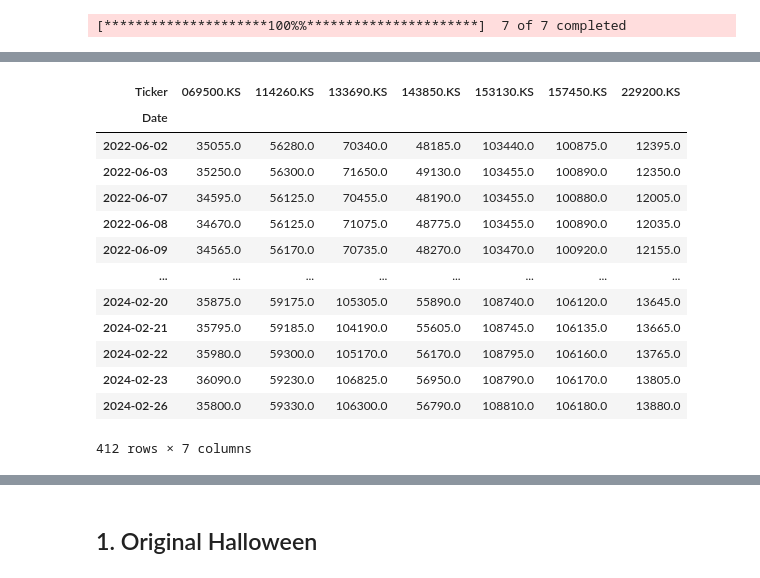
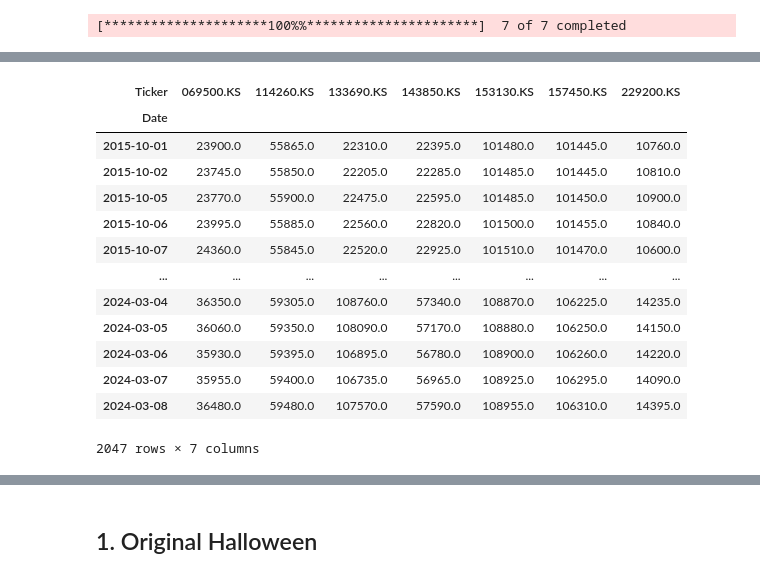
Before and after one commit to kangokseo/cqralgo, a Jupyter notebook: portfolio/utilis/Halloween_Korea.ipynb, the cells around one changed output, grey strips where cells are left out. Drawn from its saved outputs; the diff is of its cells as text; code cells hidden in the pictures.

```diff
--- a/portfolio/utilis/Halloween_Korea.ipynb
+++ b/portfolio/utilis/Halloween_Korea.ipynb
@@ -6,22 +7,25 @@ from class_trial import StockData
 # %%
-# 069500	KODEX 200 \
-# 229200	KODEX 코스닥150 \ Kosdaq Composite Index (^KQ11)
-# 133690	TIGER 미국나스닥100 \
-# 143850	TIGER 미국S&P500선물(H) \# 379800	KODEX 미국S&P500TR \
-# 114260	KODEX 국고채3년 \
-# 153130	KODEX 단기채권 \
-# 157450	TIGER 단기통안채\ # 357870	TIGER CD금리투자KIS(합성) \
+# 069500	KODEX 200(2002.10.14) \KOSPI Composite Index (^KS11)
+# 229200	KODEX 코스닥150 (2015.10.01) \ Kosdaq Composite Index (^KQ11) \KODEX KOSDAQ150 Inverse (251340.KS)
+# 133690	TIGER 미국나스닥100 (2010.10.18) \ NASDAQ Composite (^IXIC)
+# 143850	TIGER 미국S&P500선물(H) (2011.07.18) \# 379800	KODEX 미국S&P500TR
+# 114260	KODEX 국고채3년
+# 153130	KODEX 단기채권
+# 157450	TIGER 단기통안채\ # 357870	TIGER CD금리투자KIS(합성)
 # Dow Jones Industrial Average (^DJI)
+
+# tic = ["069500.KS", "^KQ11",
+#              "133690.KS", "143850.KS",
+#              "114260.KS", "153130.KS",
+#              "157450.KS"
+#              ]
 
 tic = ["069500.KS", "229200.KS",
              "133690.KS", "143850.KS",
              "114260.KS", "153130.KS",
-             "157450.KS"
+             "157450.KS",
              ]
-
-# tic = ["069500.KS", "^KQ11",
-#              "133690.KS", "143850.KS",
-#              "114260.KS", "153130.KS",
-#              "157450.KS",
-#              ]
 stock_data = StockData(tic)
+# %%
+todate = date.today()
+todate = date.today().strftime("%Y-%m-%d")
@@ -28,4 +36,4 @@ stock_data = StockData(tic)
 # %%
-data = stock_data.download_data('2022-6-1', '2024-2-27','1d')
+data = stock_data.download_data('2015-10-1', todate,'1d')
 # %% [output]
 [*********************100%%**********************]  7 of 7 completed
@@ -32,20 +58,20 @@ data = stock_data.download_data('2022-6-1', '2024-2-27','1d')
 # %%
-data.Close.dropna(thresh = 6)
+data.Close.dropna(thresh = 4)
 # %% [output]
 | Ticker | 069500.KS | 114260.KS | 133690.KS | 143850.KS | 153130.KS | 157450.KS | 229200.KS |
 | Date |  |  |  |  |  |  |  |
-| 2022-06-02 | 35055.0 | 56280.0 | 70340.0 | 48185.0 | 103440.0 | 100875.0 | 12395.0 |
-| 2022-06-03 | 35250.0 | 56300.0 | 71650.0 | 49130.0 | 103455.0 | 100890.0 | 12350.0 |
-| 2022-06-07 | 34595.0 | 56125.0 | 70455.0 | 48190.0 | 103455.0 | 100880.0 | 12005.0 |
-| 2022-06-08 | 34670.0 | 56125.0 | 71075.0 | 48775.0 | 103455.0 | 100890.0 | 12035.0 |
-| 2022-06-09 | 34565.0 | 56170.0 | 70735.0 | 48270.0 | 103470.0 | 100920.0 | 12155.0 |
+| 2015-10-01 | 23900.0 | 55865.0 | 22310.0 | 22395.0 | 101480.0 | 101445.0 | 10760.0 |
+| 2015-10-02 | 23745.0 | 55850.0 | 22205.0 | 22285.0 | 101485.0 | 101445.0 | 10810.0 |
+| 2015-10-05 | 23770.0 | 55900.0 | 22475.0 | 22595.0 | 101485.0 | 101450.0 | 10900.0 |
+| 2015-10-06 | 23995.0 | 55885.0 | 22560.0 | 22820.0 | 101500.0 | 101455.0 | 10840.0 |
+| 2015-10-07 | 24360.0 | 55845.0 | 22520.0 | 22925.0 | 101510.0 | 101470.0 | 10600.0 |
 | ... | ... | ... | ... | ... | ... | ... | ... |
-| 2024-02-20 | 35875.0 | 59175.0 | 105305.0 | 55890.0 | 108740.0 | 106120.0 | 13645.0 |
-| 2024-02-21 | 35795.0 | 59185.0 | 104190.0 | 55605.0 | 108745.0 | 106135.0 | 13665.0 |
-| 2024-02-22 | 35980.0 | 59300.0 | 105170.0 | 56170.0 | 108795.0 | 106160.0 | 13765.0 |
-| 2024-02-23 | 36090.0 | 59230.0 | 106825.0 | 56950.0 | 108790.0 | 106170.0 | 13805.0 |
-| 2024-02-26 | 35800.0 | 59330.0 | 106300.0 | 56790.0 | 108810.0 | 106180.0 | 13880.0 |
+| 2024-03-04 | 36350.0 | 59305.0 | 108760.0 | 57340.0 | 108870.0 | 106225.0 | 14235.0 |
+| 2024-03-05 | 36060.0 | 59350.0 | 108090.0 | 57170.0 | 108880.0 | 106250.0 | 14150.0 |
+| 2024-03-06 | 35930.0 | 59395.0 | 106895.0 | 56780.0 | 108900.0 | 106260.0 | 14220.0 |
+| 2024-03-07 | 35955.0 | 59400.0 | 106735.0 | 56965.0 | 108925.0 | 106295.0 | 14090.0 |
+| 2024-03-08 | 36480.0 | 59480.0 | 107570.0 | 57590.0 | 108955.0 | 106310.0 | 14395.0 |
-412 rows × 7 columns
+2047 rows × 7 columns
 # %%
 df,ret = stock_data.clean()
 # %%
```
Also changed, not shown: parts of 22 cells of this notebook, 45 other files.
